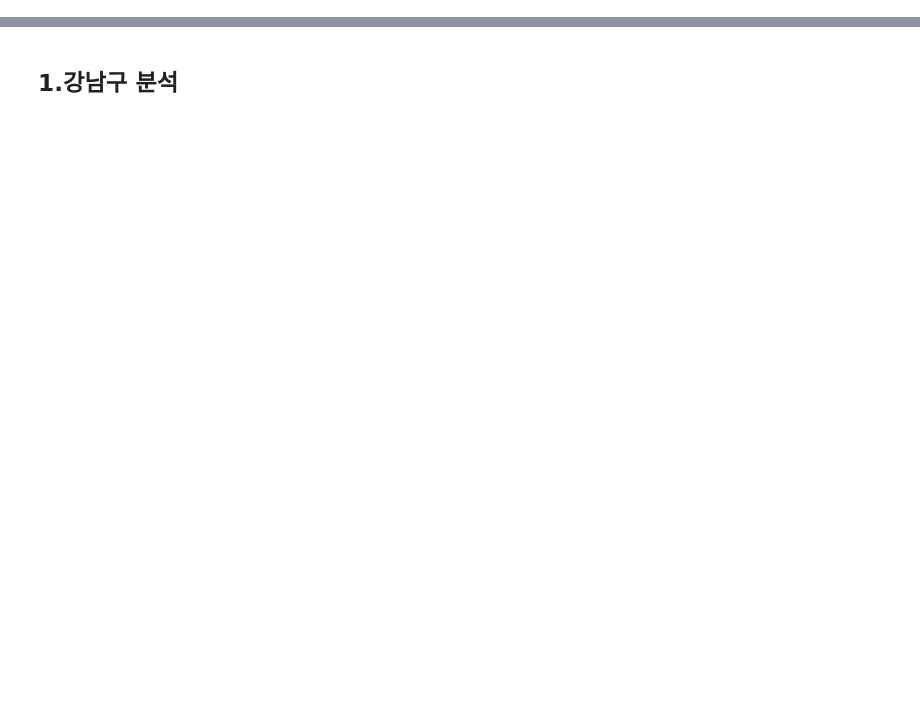
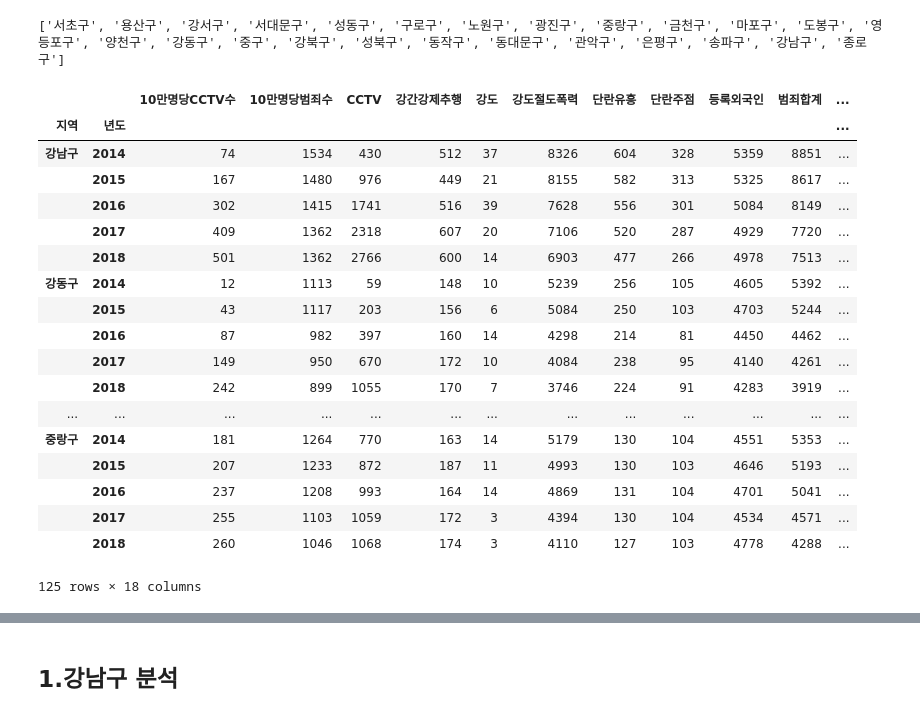
Before and after one commit to madfalc0n/Image-analysis-and-develope, a Jupyter notebook: project/main/1.Exploratory_Data_Analysis_1.ipynb, the cells around one changed output, grey strips where cells are left out. Saved outputs shown, nothing was run; the diff lists cells and outputs as text; code cells hidden in the pictures; blank space fills up the shorter version.

```diff
--- a/project/main/1.Exploratory_Data_Analysis.ipynb
+++ b/project/main/1.Exploratory_Data_Analysis_1.ipynb
@@ -46,21 +53,42 @@ memory usage: 12.8+ KB
 # %%
 #결측치 처리
-df['년도'].fillna(method='ffill' ,inplace=True)
+#df['년도'].fillna(method='ffill' ,inplace=True)
 
 #'년도'컬럼 형변환 - float->int->str
-df['년도'] = df['년도'].astype(int)
+#df['년도'] = df['년도'].astype(int)
+
+#서울지역 리스트 생성
+seoul_area = list(set(df['지역']))
+
 #피벗테이블로 변환
-df = df.pivot_table(index=['자치구','년도'])
+df = df.pivot_table(index=['지역','년도'])
+#df.sortlevel(sort_remaining=False)
 #print(df)
-#지역별 리스트 생성, 중복제거, 총 25개의 구로 나뉨
-seoul_area = []
-for i,j in df.index:
-    seoul_area.append(i)
-seoul_area = list(set(seoul_area))
-#print(len(seoul_area))
-#print(seoul_area)
+print(seoul_area)
+display(df)
 
 #조회
 # for i in seoul_area:
 #     print(i)
 #     print(df.loc[(i)])
+# %% [output]
+['서초구', '용산구', '강서구', '서대문구', '성동구', '구로구', '노원구', '광진구', '중랑구', '금천구', '마포구', '도봉구', '영등포구', '양천구', '강동구', '중구', '강북구', '성북구', '동작구', '동대문구', '관악구', '은평구', '송파구', '강남구', '종로구']
+|  |  | 10만명당CCTV수 | 10만명당범죄수 | CCTV | 강간강제추행 | 강도 | 강도절도폭력 | 단란유흥 | 단란주점 | 등록외국인 | 범죄합계 | ... |
+| 지역 | 년도 |  |  |  |  |  |  |  |  |  |  | ... |
+| 강남구 | 2014 | 74 | 1534 | 430 | 512 | 37 | 8326 | 604 | 328 | 5359 | 8851 | ... |
+|  | 2015 | 167 | 1480 | 976 | 449 | 21 | 8155 | 582 | 313 | 5325 | 8617 | ... |
+|  | 2016 | 302 | 1415 | 1741 | 516 | 39 | 7628 | 556 | 301 | 5084 | 8149 | ... |
+|  | 2017 | 409 | 1362 | 2318 | 607 | 20 | 7106 | 520 | 287 | 4929 | 7720 | ... |
+|  | 2018 | 501 | 1362 | 2766 | 600 | 14 | 6903 | 477 | 266 | 4978 | 7513 | ... |
+| 강동구 | 2014 | 12 | 1113 | 59 | 148 | 10 | 5239 | 256 | 105 | 4605 | 5392 | ... |
+|  | 2015 | 43 | 1117 | 203 | 156 | 6 | 5084 | 250 | 103 | 4703 | 5244 | ... |
+|  | 2016 | 87 | 982 | 397 | 160 | 14 | 4298 | 214 | 81 | 4450 | 4462 | ... |
+|  | 2017 | 149 | 950 | 670 | 172 | 10 | 4084 | 238 | 95 | 4140 | 4261 | ... |
+|  | 2018 | 242 | 899 | 1055 | 170 | 7 | 3746 | 224 | 91 | 4283 | 3919 | ... |
+| ... | ... | ... | ... | ... | ... | ... | ... | ... | ... | ... | ... | ... |
+| 중랑구 | 2014 | 181 | 1264 | 770 | 163 | 14 | 5179 | 130 | 104 | 4551 | 5353 | ... |
+|  | 2015 | 207 | 1233 | 872 | 187 | 11 | 4993 | 130 | 103 | 4646 | 5193 | ... |
+|  | 2016 | 237 | 1208 | 993 | 164 | 14 | 4869 | 131 | 104 | 4701 | 5041 | ... |
+|  | 2017 | 255 | 1103 | 1059 | 172 | 3 | 4394 | 130 | 104 | 4534 | 4571 | ... |
+|  | 2018 | 260 | 1046 | 1068 | 174 | 3 | 4110 | 127 | 103 | 4778 | 4288 | ... |
+125 rows × 18 columns
```
Also changed, not shown: parts of 8 cells of this notebook, 47 other files.
